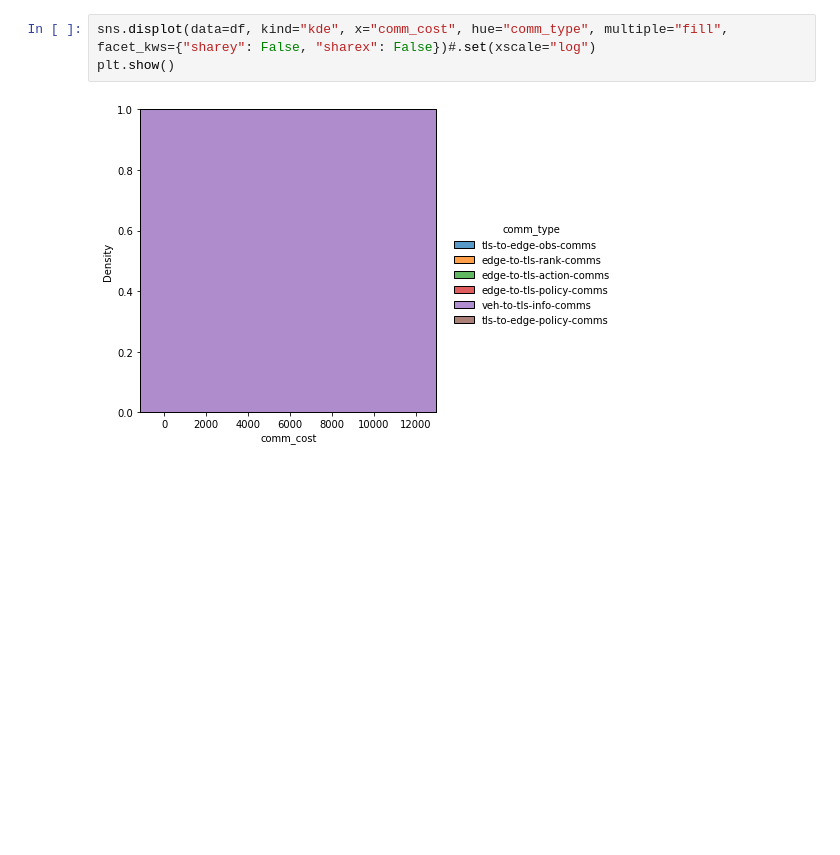
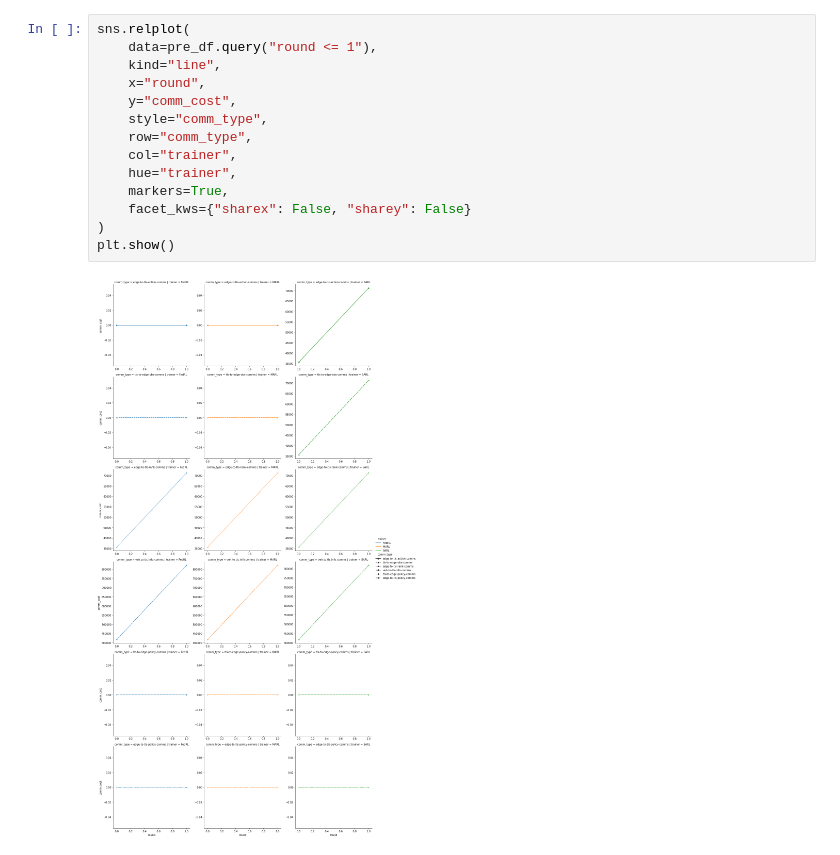
Before and after one commit to nathaniel-hudson/SUMO-FedRL, a Jupyter notebook: notebooks/Communication Analysis.ipynb, the cells around one changed output. Saved outputs shown, nothing was run; the diff lists cells and outputs as text; blank space fills up the shorter version.

```diff
--- a/notebooks/Communication Analysis.ipynb
+++ b/notebooks/Communication Analysis.ipynb
@@ -79,5 +40,16 @@ plt.show()
-# %%
-sns.displot(data=df, kind="kde", x="comm_cost", hue="comm_type", multiple="fill", facet_kws={"sharey": False, "sharex": False})#.set(xscale="log")
-plt.show()
-# %% [output]
-[figure, removed]
+# %%
+sns.relplot(
+    data=pre_df.query("round <= 1"),
+    kind="line",
+    x="round",
+    y="comm_cost",
+    style="comm_type",
+    row="comm_type",
+    col="trainer",
+    hue="trainer",
+    markers=True,
+    facet_kws={"sharex": False, "sharey": False}
+)
+plt.show()
+# %% [output]
+[figure, added]
```
Also changed, not shown: parts of 6 cells of this notebook, 6 other files.
